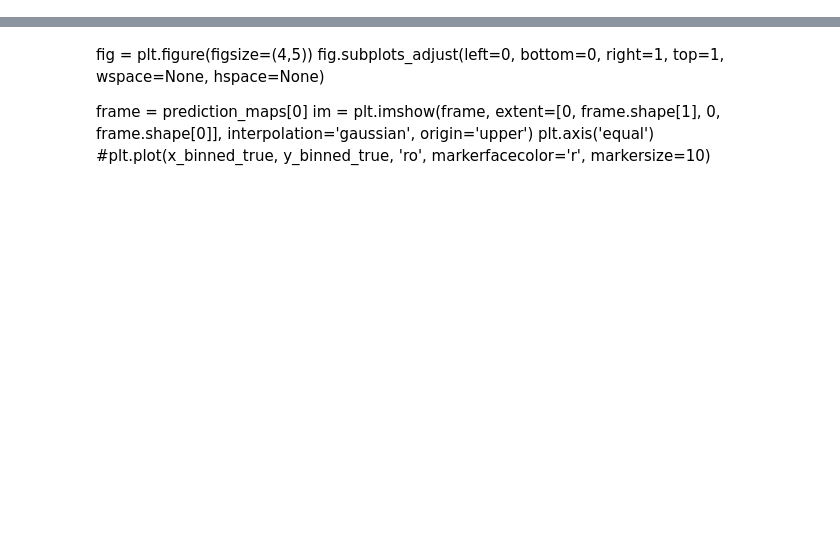
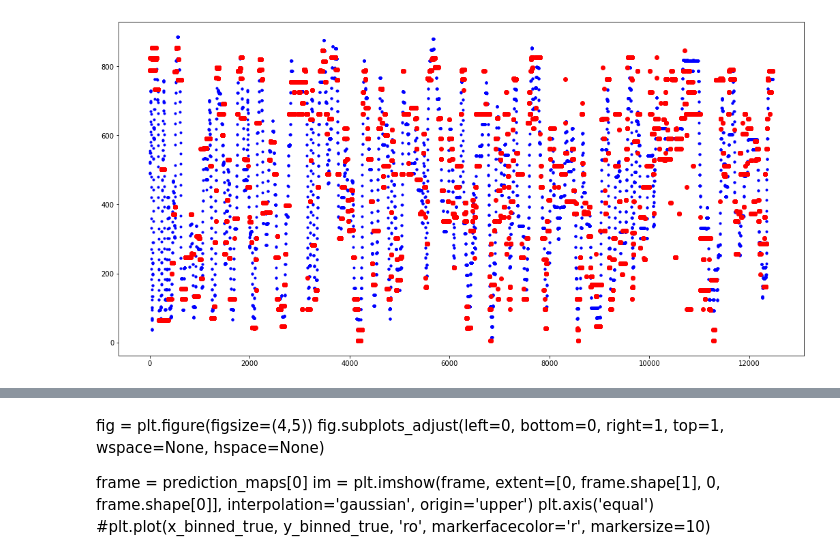
Before and after one commit to marcnormandin/MLCalciumDecoder, a Jupyter notebook: notebooks/decoder_analysis.ipynb, the cells around one changed output, grey strips where cells are left out. Saved outputs shown, nothing was run; the diff lists cells and outputs as text; code cells hidden in the pictures; blank space fills up the shorter version.

Commit message:
Added decoding of entire dataset. Speed criteria used for training, not decoding or predicting.

```diff
--- a/notebooks/decoder_analysis.ipynb
+++ b/notebooks/decoder_analysis.ipynb
@@ -6,11 +6,11 @@ import pickle
 import os
 import h5py
 # %%
-analysis_folder = 'R:\\calcium_decoding\\analysis\\2022_02_22_13_54_33_113465'
+analysis_folder = 'R:\\calcium_decoding\\analysis\\2022_02_24_12_56_06_531593'
 #analysis_folder = 'R:\\calcium_decoding\\analysis\\2022_02_16_16_45_04_338058'
 analysis_filename = analysis_folder + '\\analysis.p'
 
-IS_MUZZIO_DATA, dataset_label, settings, ds, valid_cell_indices, X_train, y_train, X_decode, y_decode, model, y_predict, prediction_maps = pickle.load( open( analysis_filename, "rb" ) )
+IS_MUZZIO_DATA, dataset_label, settings, ds, model_cell_indices, X_train, y_train, X_predict, y_true, model, y_predict, prediction_maps, X_decode, y_decode_true, y_decode_predict, decode_maps = pickle.load( open( analysis_filename, "rb" ) )
 # %%
 plt.plot(X_train[:,1])
 plt.title('Example trace')
@@ -17,8 +20,10 @@ plt.title('Example trace')
 # %%
 plt.figure(figsize=(18, 9))
-plt.plot(np.arange(len(y_decode)), y_decode, 'b.')
-plt.plot(np.arange(len(y_decode)), y_predict, 'ro')
+plt.plot(np.arange(len(y_decode_true)), y_decode_true, 'b.')
+plt.plot(np.arange(len(y_decode_predict)), y_decode_predict, 'ro')
 plt.savefig(os.path.join(analysis_folder, 'comparison.png'))
 plt.show()
+# %% [output]
+[figure, added]
 # %%
 inds = np.arange(400)
```
Also changed, not shown: parts of 5 cells of this notebook, 2 other files.
